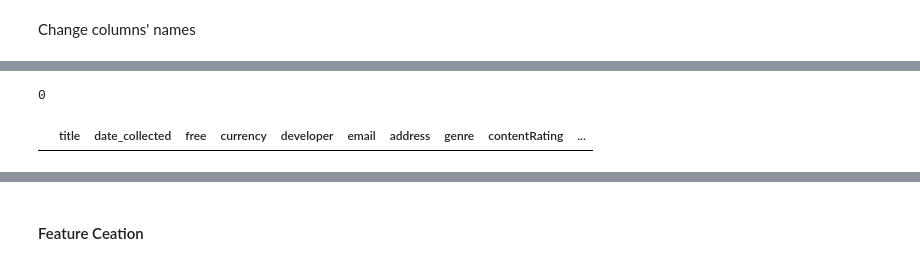
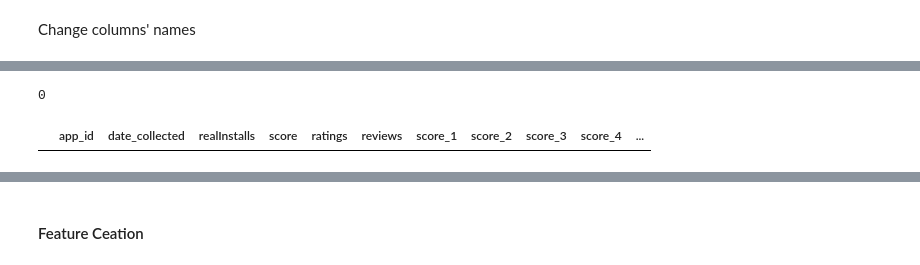
Before and after one commit to slothpunch/Portfolio, a Jupyter notebook: 6. Mobile Apps/app_analysis.ipynb, the cells around one changed output, grey strips where cells are left out. Saved outputs shown, nothing was run; the diff lists cells and outputs as text; code cells hidden in the pictures.

```diff
--- a/6. Mobile Apps/app_analysis.ipynb
+++ b/6. Mobile Apps/app_analysis.ipynb
@@ -868,0 +957,5 @@ app_df.head(2)
+# %%
+# free == sale ?
+app_num_df = app_num_df[['app_id', 'date_collected', 'realInstalls', 'score', 'ratings',
+       'reviews', 'score_1', 'score_2', 'score_3', 'score_4', 'score_5', 'price']].copy(deep=True)
+app_num_df.head(2)
@@ -890,4 +990,3 @@ memory usage: 109.8+ KB
 # %%
-# Change dtype to datetime
-app_df['date_collected'] = pd.to_datetime(app_df['date_collected'])
-app_df['released'] = pd.to_datetime(app_df['released'])
+app_num_df['date_collected'] = pd.to_datetime(app_num_df['date_collected'])
+# app_df['released'] = pd.to_datetime(app_df['released'])
@@ -998,7 +1094,7 @@ app_df.describe()
 # %%
 # Find duplicates
-print(app_df.duplicated().sum())
-app_df.loc[app_df.duplicated()]
+print(app_num_df.duplicated().sum())
+app_num_df.loc[app_num_df.duplicated(subset = ['app_id', 'date_collected'])]
 # %% [output]
 0
-|  | title | date_collected | free | currency | developer | email | address | genre | contentRating | ... |
+|  | app_id | date_collected | realInstalls | score | ratings | reviews | score_1 | score_2 | score_3 | score_4 | ... |
```
Also changed, not shown: parts of 218 cells of this notebook.
